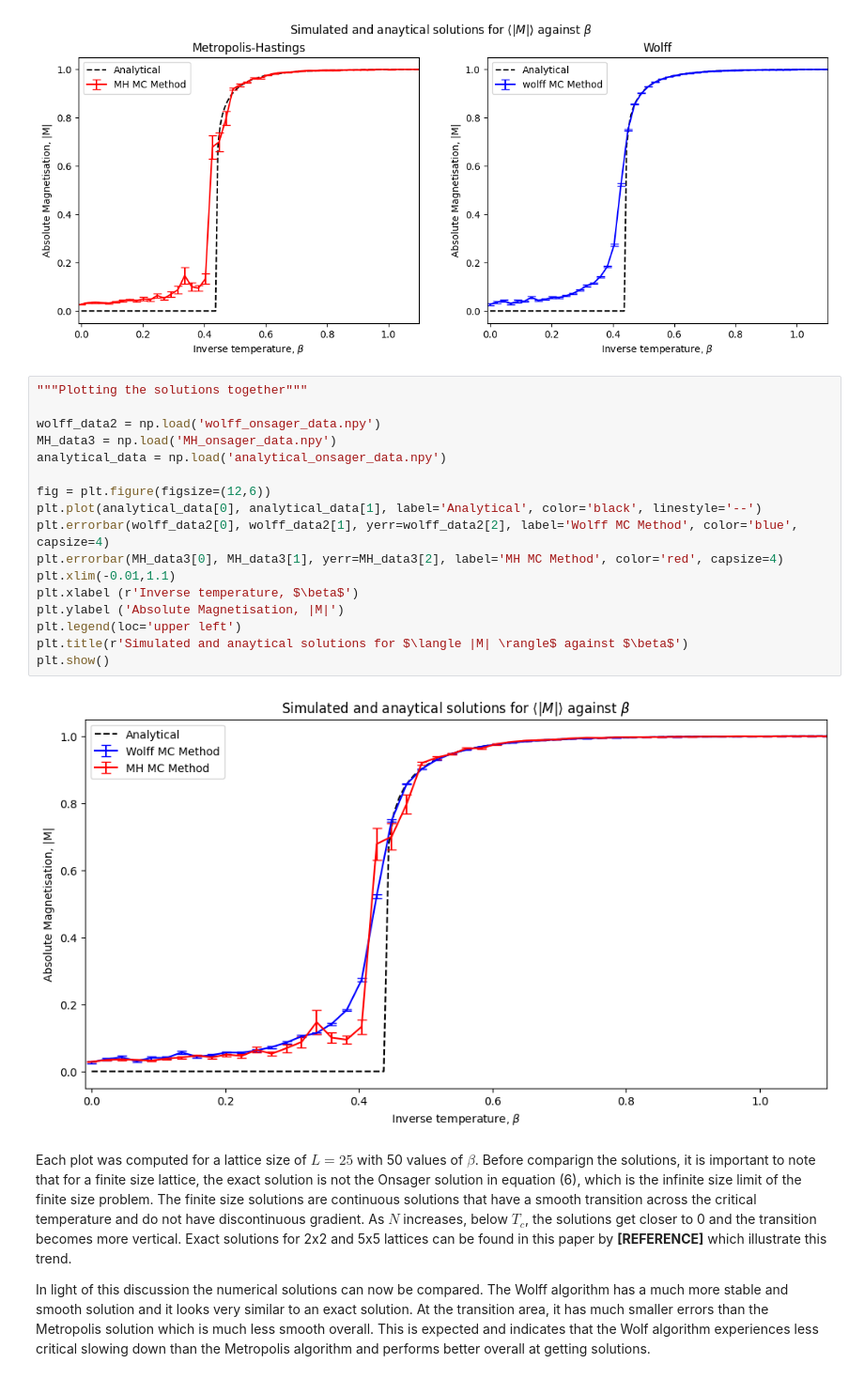
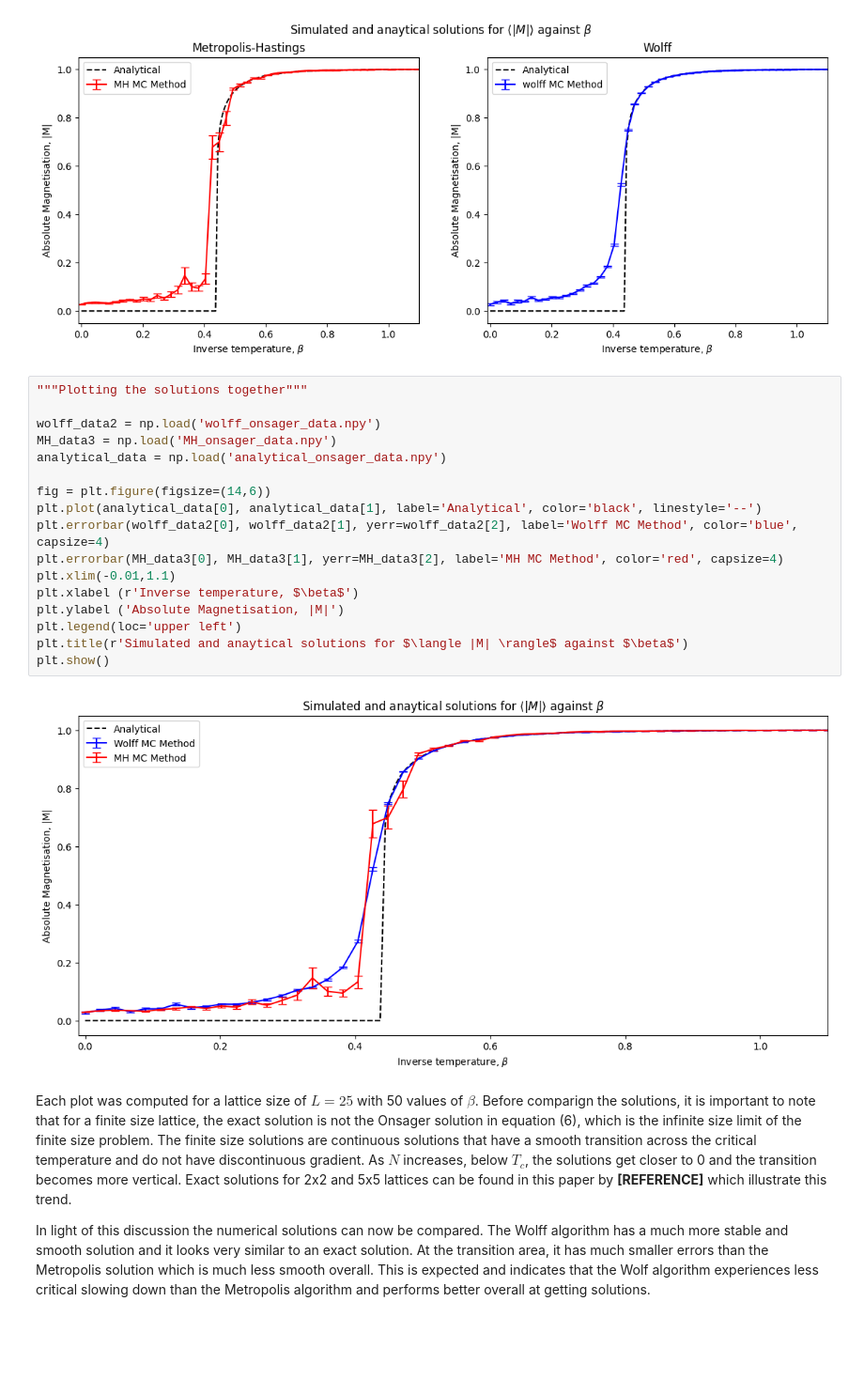
Before and after one commit to tdeng455/Part-II-Computational-Physics-Project, a Jupyter notebook: workbook.ipynb, the cells around one changed output. Shown at 94% size. Saved outputs shown, nothing was run; the diff lists cells and outputs as text; blank space fills up the shorter version.

```diff
--- a/workbook.ipynb
+++ b/workbook.ipynb
@@ -487,22 +487,22 @@ plt.show()
 # %%
 """Plotting the solutions together"""
 
 wolff_data2 = np.load('wolff_onsager_data.npy')
 MH_data3 = np.load('MH_onsager_data.npy')
 analytical_data = np.load('analytical_onsager_data.npy')
 
-fig = plt.figure(figsize=(12,6))
+fig = plt.figure(figsize=(14,6))
 plt.plot(analytical_data[0], analytical_data[1], label='Analytical', color='black', linestyle='--')
 plt.errorbar(wolff_data2[0], wolff_data2[1], yerr=wolff_data2[2], label='Wolff MC Method', color='blue', capsize=4)
 plt.errorbar(MH_data3[0], MH_data3[1], yerr=MH_data3[2], label='MH MC Method', color='red', capsize=4)
 plt.xlim(-0.01,1.1)
 plt.xlabel (r'Inverse temperature, $\beta$')
 plt.ylabel ('Absolute Magnetisation, |M|')
 plt.legend(loc='upper left')
 plt.title(r'Simulated and anaytical solutions for $\langle |M| \rangle$ against $\beta$')
 plt.show()
 # %% [output]
-[figure, old version]
+[figure, new version]
 # %% [markdown]
 Each plot was computed for a lattice size of $L=25$ with 50 values of $\beta$. Before comparign the solutions, it is important to note that for a finite size lattice, the exact solution is not the Onsager solution in equation (6), which is the infinite size limit of the finite size problem. The finite size solutions are continuous solutions that have a smooth transition across the critical temperature and do not have discontinuous gradient. As $N$ increases, below $T_c$, the solutions get closer to 0 and the transition becomes more vertical. Exact solutions for 2x2 and 5x5 lattices can be found in this paper by **[REFERENCE]** which illustrate this trend.
 
```
Also changed, not shown: parts of 3 cells of this notebook, 6 other files.
